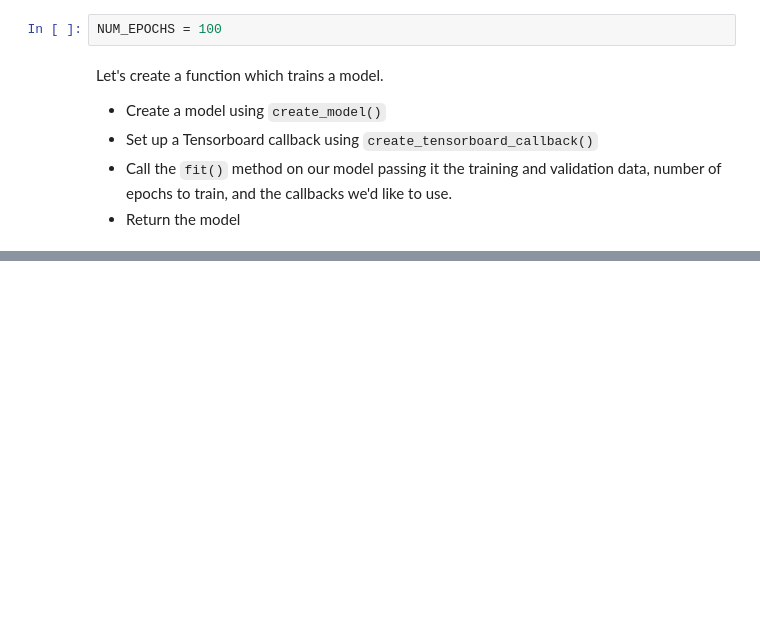
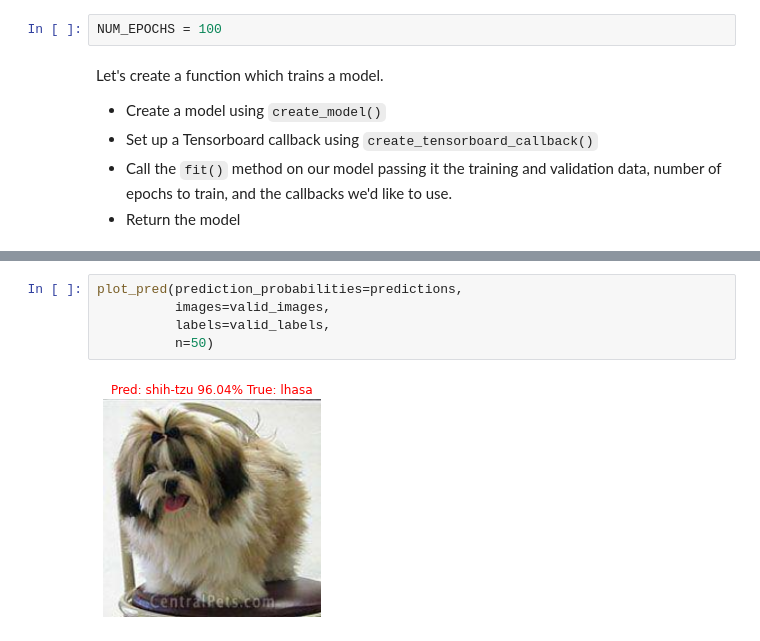
Before and after one commit to Zenoix/Dog-Vision, a Jupyter notebook: dog_vision.ipynb, the cells around one changed output, grey strips where cells are left out. Saved outputs shown, nothing was run; the diff lists cells and outputs as text; blank space fills up the shorter version.

```diff
--- a/dog_vision.ipynb
+++ b/dog_vision.ipynb
@@ -539,0 +677,7 @@ It looks like our model may be overfitting as it is performing way better on our
+# %%
+plot_pred(prediction_probabilities=predictions,
+          images=valid_images,
+          labels=valid_labels,
+          n=50)
+# %% [output]
+[figure, added]
```
Also changed, not shown: parts of 32 cells of this notebook.
